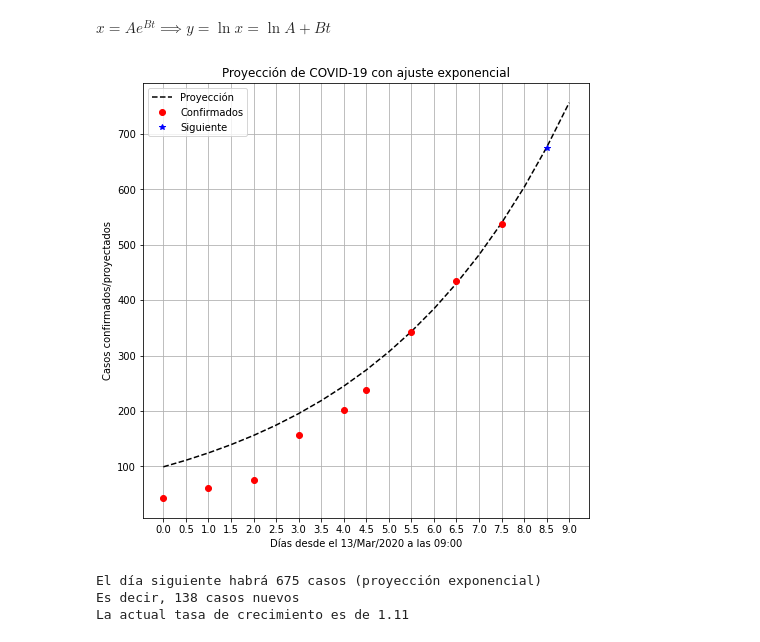
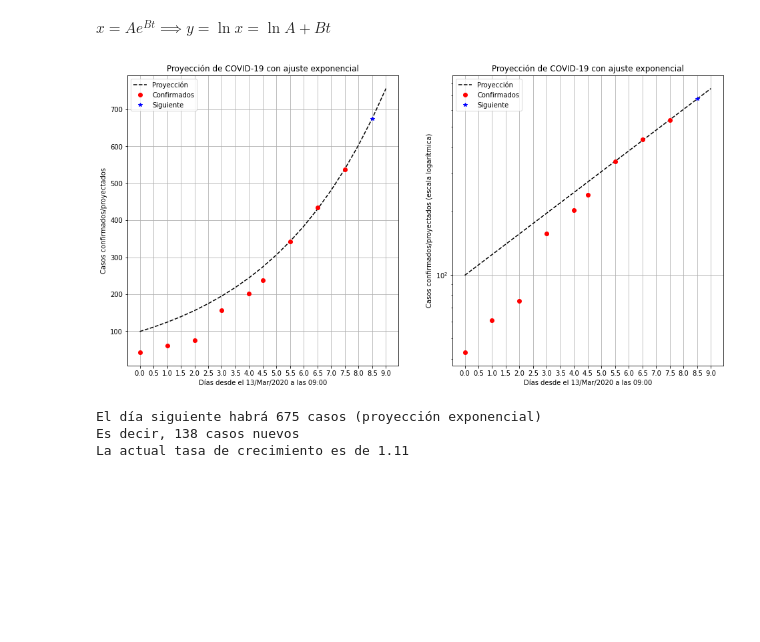
Before and after one commit to DiegoRomanCortes/Regresiones, a Jupyter notebook: proyeccion.ipynb, the cells around one changed output. Saved outputs shown, nothing was run; the diff lists cells and outputs as text; code cells hidden in the pictures; blank space fills up the shorter version.

Commit message:
Vista logarítmica del gráfico de casos añadida.

```diff
--- a/proyeccion.ipynb
+++ b/proyeccion.ipynb
@@ -60,26 +60,43 @@ y = z[1] + z[0]*t_proy
 
 x_fit = np.exp(y) #y = ln(x)
 # %%
-plt.figure(figsize=[8,8])
+plt.figure(figsize=[16,8])
 
+plt.subplot(121)
 plt.plot(t_proy, x_fit, "k--", label="Proyección")
 plt.plot(t, x, "ro", label="Confirmados")
 
 plt.xlabel("Días desde el 13/Mar/2020 a las 09:00")
 plt.ylabel("Casos confirmados/proyectados")
 plt.title("Proyección de COVID-19 con ajuste exponencial")
 plt.xticks(t_proy)
 
 new = int(x_fit[len(t)*2 - 1])
 plt.plot(t[-1] + 1, new, "b*", label="Siguiente")
 #plt.scatter(t[-1] + 1, 537)
 
 #plt.yscale("log")
-
 plt.legend()
 plt.grid()
+
+plt.subplot(122)
+plt.plot(t_proy, x_fit, "k--", label="Proyección")
+plt.plot(t, x, "ro", label="Confirmados")
+
+plt.xlabel("Días desde el 13/Mar/2020 a las 09:00")
+plt.ylabel("Casos confirmados/proyectados (escala logarítmica)")
+plt.title("Proyección de COVID-19 con ajuste exponencial")
+plt.xticks(t_proy)
+
+new = int(x_fit[len(t)*2 - 1])
+plt.plot(t[-1] + 1, new, "b*", label="Siguiente")
+#plt.scatter(t[-1] + 1, 537)
+
+plt.yscale("log")
+plt.legend()
+plt.grid()
 # %% [output]
-[figure, old version]
+[figure, new version]
 # %%
 print("El día siguiente habrá", new, "casos (proyección exponencial)")
 print("Es decir,", new - x[-1], "casos nuevos")
```
